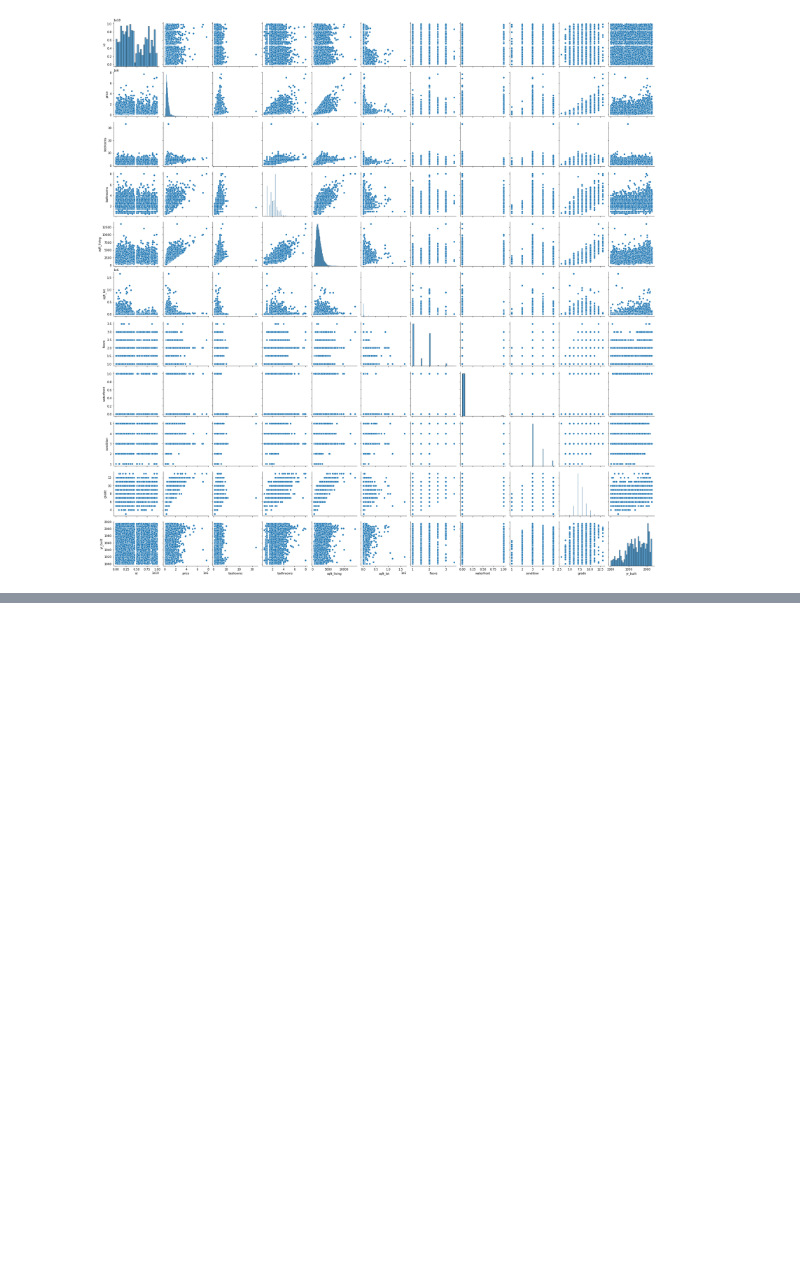
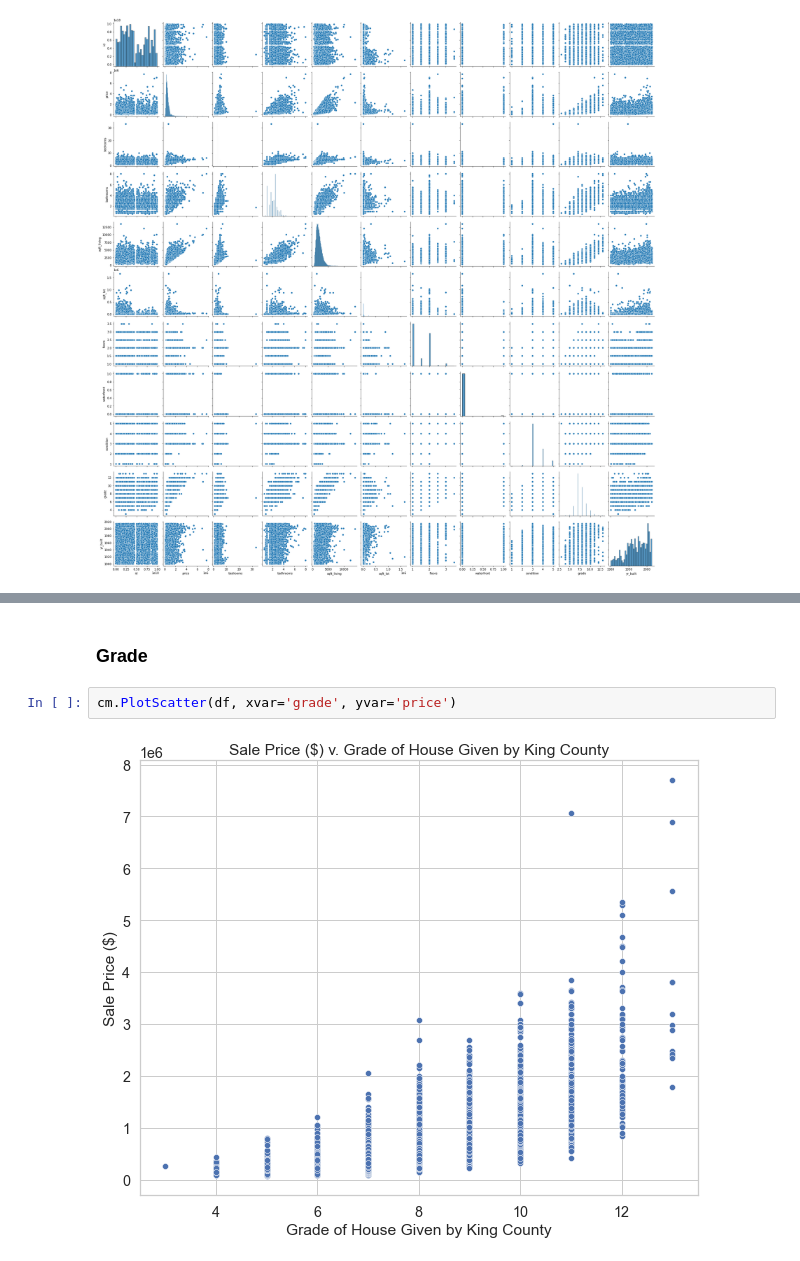
Before and after one commit to danvalen1/KingCounty-Housing, a Jupyter notebook: DAV.ipynb, the cells around one changed output, grey strips where cells are left out. Cells and saved outputs as stored; diff of their text form; blank space fills up the shorter version.

```diff
--- a/DAV.ipynb
+++ b/DAV.ipynb
@@ -143,0 +171,6 @@ sns.pairplot(df)
+# %% [markdown]
+### Grade
+# %%
+cm.PlotScatter(df, xvar='grade', yvar='price')
+# %% [output]
+[figure, added]
```
Also changed, not shown: parts of 15 cells of this notebook, 15 other files.
